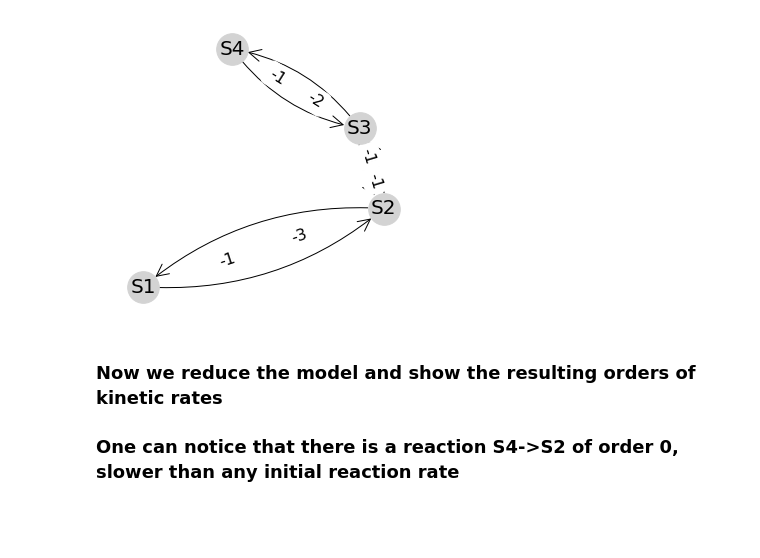
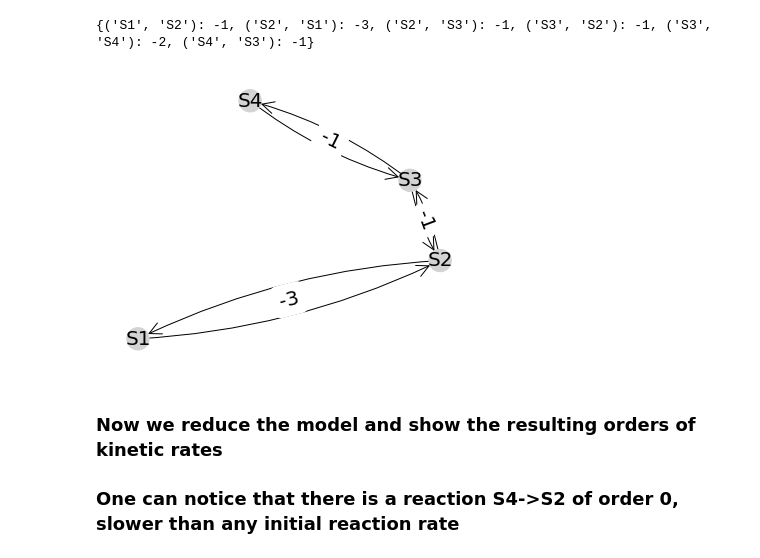
Before and after one commit to oradules/LNetReduce, a Jupyter notebook: Example_Petrov_paper.ipynb, the cells around one changed output. Saved outputs shown, nothing was run; the diff lists cells and outputs as text; code cells hidden in the pictures; blank space fills up the shorter version.

```diff
--- a/Example_Petrov_paper.ipynb
+++ b/Example_Petrov_paper.ipynb
@@ -9,15 +42,38 @@ import lnetreduce
 ![](https://media.springernature.com/original/springer-static/image/chp%3A10.1007%2F978-3-030-60327-4_3/MediaObjects/496159_1_En_3_Fig2_HTML.png)
 
 #### With the $\epsilon$ orders provided in the paper, the reduction algorithm ends up with a cycle containing two kinetic rates of the same order 0, which formally leads to error message. To avoid this, we modify the reaction rate S2->S1 to the order -3. This won't change the conclusion about emergence of slow time scales not initially present in the initial reaction rates
-# %%
-# load the model
-filename = 'models/petrov1.csv'
-timescale = 5
-G = lnetreduce.load_graph(filename)
-
-pos = lnetreduce.plot_graph(G, curve=True, edge_labels='weight')
-# %% [output]
-[figure, removed]
+# %%
+# load the model
+filename = 'models/petrov1.csv'
+reduced_filename = "%s_reduced" % filename
+timescale = 5
+G = reduction.load(filename)
+
+# prepare some stuff for visualization
+node_names = []
+for n in G:
+    node_names.append(n)
+color_map = []
+for node in G:
+    color_map.append('lightgray')
+
+# compute the layout
+pos = nx.nx_pydot.graphviz_layout(G)
+
+# draw the graph
+nx.draw(G, pos,with_labels = True,node_color=color_map,
+        font_size=20,node_size=500,arrowsize=30,arrowstyle='->',
+       connectionstyle="arc3,rad=0.1")
+edge_labels = get_edge_labels_dic(G)
+nx.draw_networkx_edge_labels(G,pos,edge_labels=edge_labels,font_color='black',font_size=20)
+
+# show the edge labels (difficult to show on reciprocal arrows)
+edge_labels = get_edge_labels_dic(G)
+print(edge_labels)
+plt.show()
+# %% [output]
+{('S1', 'S2'): -1, ('S2', 'S1'): -3, ('S2', 'S3'): -1, ('S3', 'S2'): -1, ('S3', 'S4'): -2, ('S4', 'S3'): -1}
+[figure, added]
 # %% [markdown]
 ### Now we reduce the model and show the resulting orders of kinetic rates
 ### One can notice that there is a reaction S4->S2 of order 0, slower than any initial reaction rate
```
Also changed, not shown: parts of 8 cells of this notebook.
